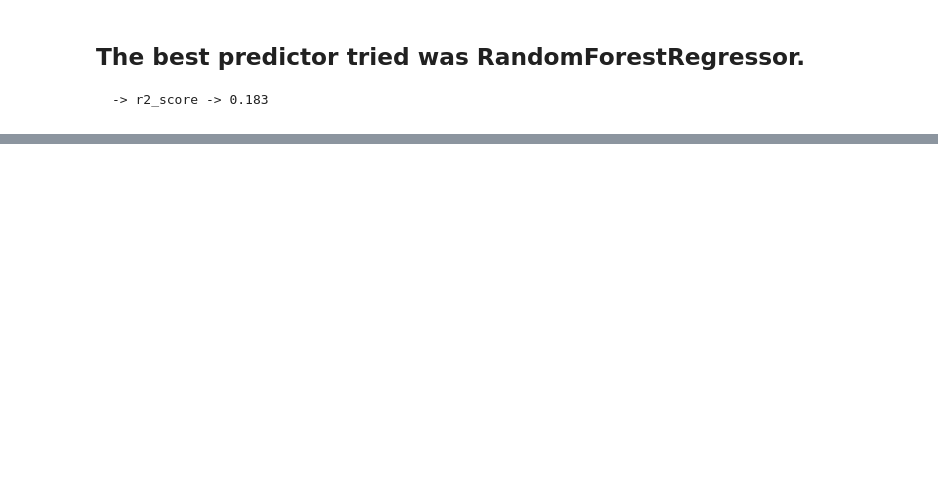
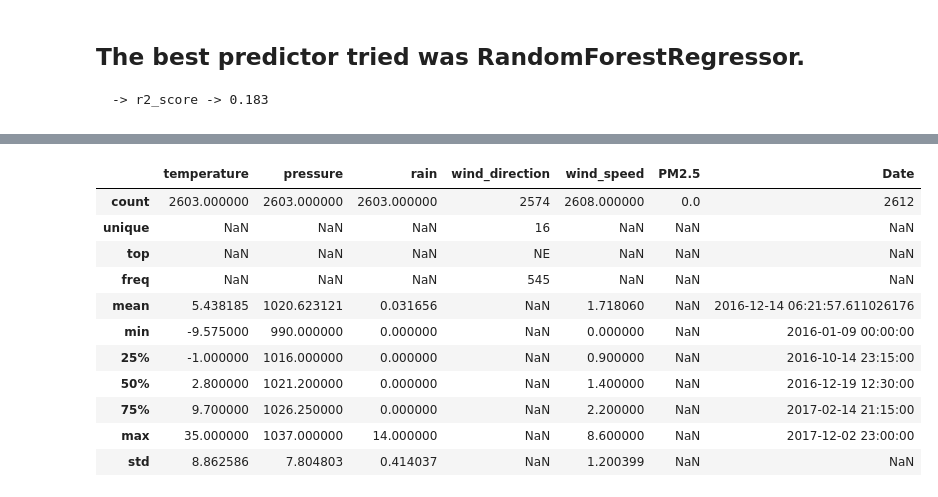
Before and after one commit to SouravBiswal/GeeksFiestaAI-ML-Team-7--1, a Jupyter notebook: Data_Preprocessing.ipynb, the cells around one changed output, grey strips where cells are left out. Saved outputs shown, nothing was run; the diff lists cells and outputs as text; code cells hidden in the pictures; blank space fills up the shorter version.

```diff
--- a/Data_Preprocessing.ipynb
+++ b/Data_Preprocessing.ipynb
@@ -1327,0 +1408,19 @@ r2_score(test['PM2.5'], model.predict(test.drop(columns=['PM2.5', 'wind_directio
+# %%
+test_data['Date'] = pd.to_datetime(test_data.day.astype(str) + "-" + test_data.month.astype(str) + "-" + test_data.year.astype(str) + " " + test_data.hour.astype(str) + ":00:00")
+
+test_data.drop(columns=['year', 'month', 'day', 'hour'], inplace = True)
+# %%
+test_data.describe(include = 'all', datetime_is_numeric=True)
+# %% [output]
+|  | temperature | pressure | rain | wind_direction | wind_speed | PM2.5 | Date |
+| count | 2603.000000 | 2603.000000 | 2603.000000 | 2574 | 2608.000000 | 0.0 | 2612 |
+| unique | NaN | NaN | NaN | 16 | NaN | NaN | NaN |
+| top | NaN | NaN | NaN | NE | NaN | NaN | NaN |
+| freq | NaN | NaN | NaN | 545 | NaN | NaN | NaN |
+| mean | 5.438185 | 1020.623121 | 0.031656 | NaN | 1.718060 | NaN | 2016-12-14 06:21:57.611026176 |
+| min | -9.575000 | 990.000000 | 0.000000 | NaN | 0.000000 | NaN | 2016-01-09 00:00:00 |
+| 25% | -1.000000 | 1016.000000 | 0.000000 | NaN | 0.900000 | NaN | 2016-10-14 23:15:00 |
+| 50% | 2.800000 | 1021.200000 | 0.000000 | NaN | 1.400000 | NaN | 2016-12-19 12:30:00 |
+| 75% | 9.700000 | 1026.250000 | 0.000000 | NaN | 2.200000 | NaN | 2017-02-14 21:15:00 |
+| max | 35.000000 | 1037.000000 | 14.000000 | NaN | 8.600000 | NaN | 2017-12-02 23:00:00 |
+| std | 8.862586 | 7.804803 | 0.414037 | NaN | 1.200399 | NaN | NaN |
```
Also changed, not shown: parts of 72 cells of this notebook, 2 other files.
